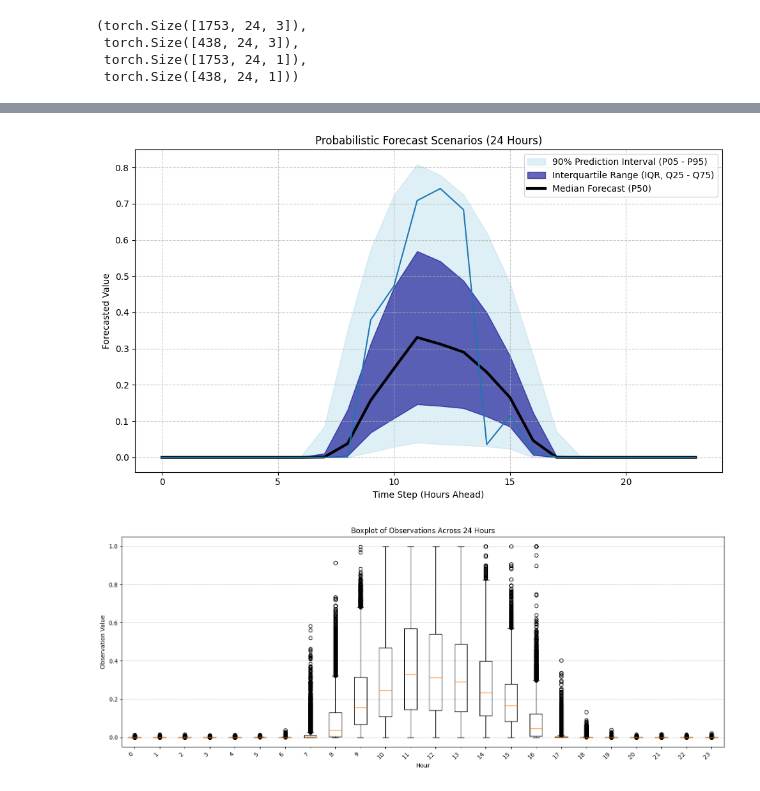
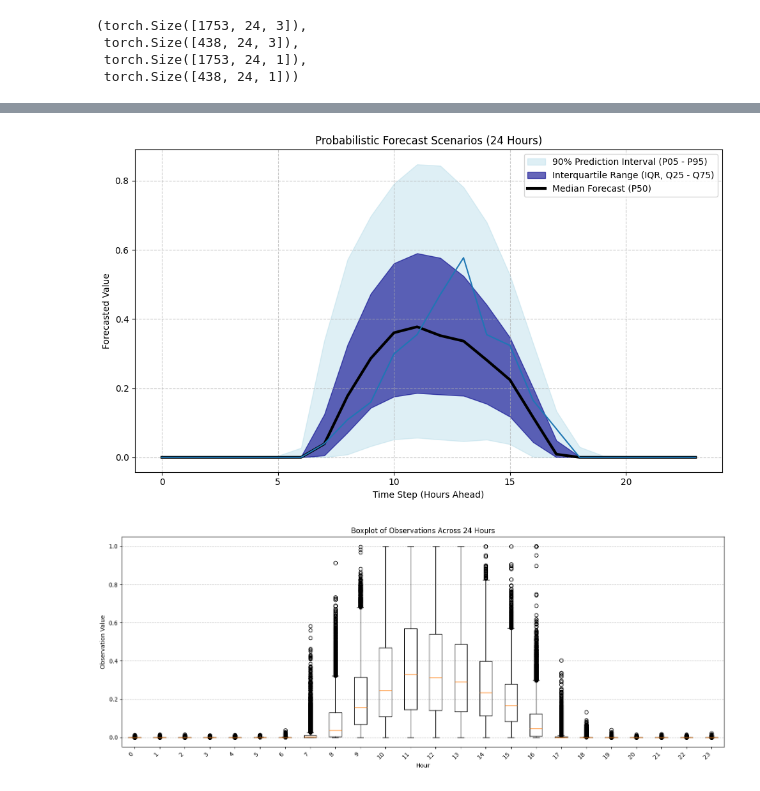
Before and after one commit to Joris-Dprtr/stochastic_programming, a Jupyter notebook: toy_example.ipynb, the cells around one changed output, grey strips where cells are left out. Drawn from its saved outputs; the diff is of its cells as text; code cells hidden in the pictures.

Commit message:
PC work 13/01: Scenarios

```diff
--- a/toy_example.ipynb
+++ b/toy_example.ipynb
@@ -114,5 +109,5 @@ torch.Size([42072, 24])
 # %%
-trainer = Training(deepar,X_train,y_train.squeeze(-1), X_test, y_test.squeeze(-1), epochs=200,batch_size=32, learning_rate=0.0001)
+trainer = Training(deepar,X_train,y_train.squeeze(-1), X_test, y_test.squeeze(-1), epochs=50,batch_size=32, learning_rate=0.0001)
 # %%
 state_dict_list, best_epoch = trainer.fit(verbose=True)
 # %% [output]
@@ -286,0 +151,5 @@ with torch.no_grad():
+# %%
+scenario_tool = scenarios.Scenario_tool(deepar, distribution, X_test, X_test_day.shape[0])
+num_scenarios = 2000
+# %%
+scenario_data = scenario_tool.scenario_generation(num_scenarios=num_scenarios, verbose=1)
@@ -287,7 +174,7 @@ with torch.no_grad():
 # %%
-day = 100
+day = 151
 # %%
-scenarios_array = np.array(all_days[day,:,:].cpu())
+scenarios_array = np.array(scenario_data[day,:,:].cpu())
 df_scenarios = pd.DataFrame(scenarios_array)
 
 # 2. Calculate the required percentiles across all scenarios for each timestep
@@ -320,34 +207,34 @@ plt.fill_between(
     quantiles['Time Step'],
     quantiles['Q25'],
     quantiles['Q75'],
     color='darkblue',
     alpha=0.6,
     label='Interquartile Range (IQR, Q25 - Q75)'
 )
 
 # c) Median (P50) (Thick Line)
 plt.plot(
     quantiles['Time Step'],
     quantiles['Q50_Median'],
     color='black',
     linewidth=3,
     label='Median Forecast (P50)'
 )
 
 plt.plot(y_test_day[day])
 
 
 # Final Touches
 plt.title('Probabilistic Forecast Scenarios (24 Hours)')
 plt.xlabel('Time Step (Hours Ahead)')
 plt.ylabel('Forecasted Value') # Adjust this label if you have specific units (e.g., kW, €)
 plt.legend()
 plt.grid(True, linestyle='--', alpha=0.7)
 plt.tight_layout()
 
 plt.show() # Display the plot
 # %% [output]
-[figure, old version]
+[figure, new version]
 # %%
 # 1. Set the figure size for better display of 24 boxplots
 plt.figure(figsize=(15, 6))
```
Also changed, not shown: parts of 8 cells of this notebook, 1 other file.
